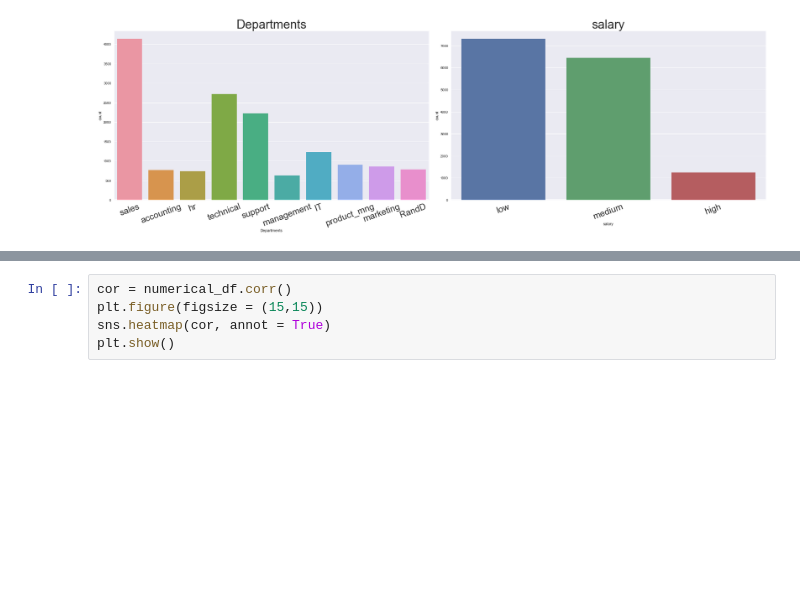
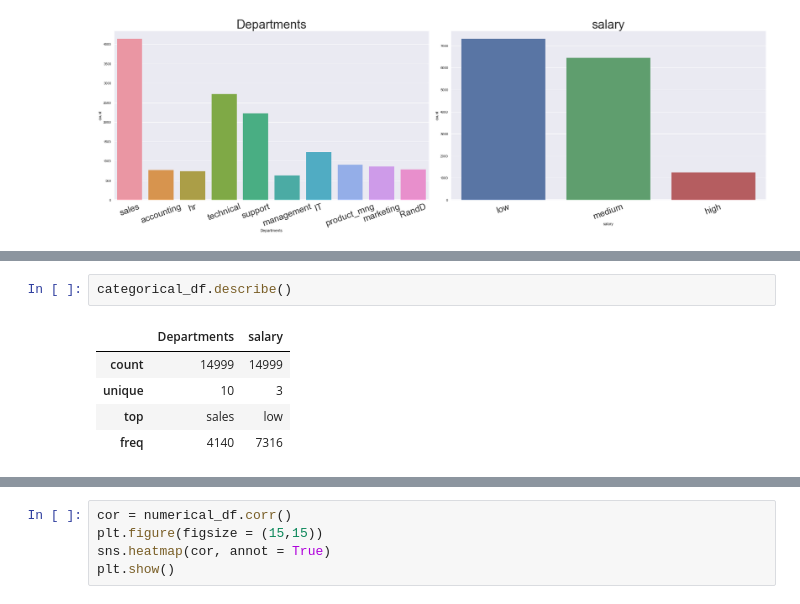
Before and after one commit to ivantpe/test_jupyter, a Jupyter notebook: my_capstone/my_capstone.ipynb, the cells around one changed output, grey strips where cells are left out. Cells and saved outputs as stored; diff of their text form; blank space fills up the shorter version.

```diff
--- a/my_capstone/my_capstone.ipynb
+++ b/my_capstone/my_capstone.ipynb
@@ -192,0 +210,8 @@ plt.tight_layout()
+# %%
+categorical_df.describe()
+# %% [output]
+|  | Departments | salary |
+| count | 14999 | 14999 |
+| unique | 10 | 3 |
+| top | sales | low |
+| freq | 4140 | 7316 |
```
Also changed, not shown: parts of 5 cells of this notebook, 1 other file.
